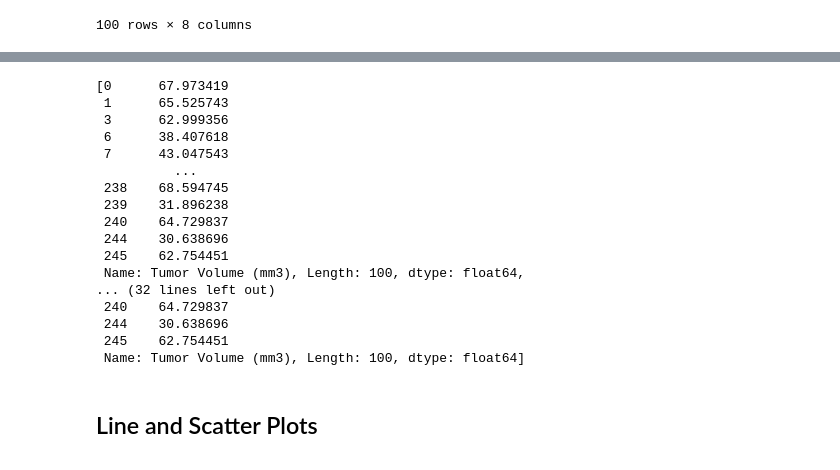
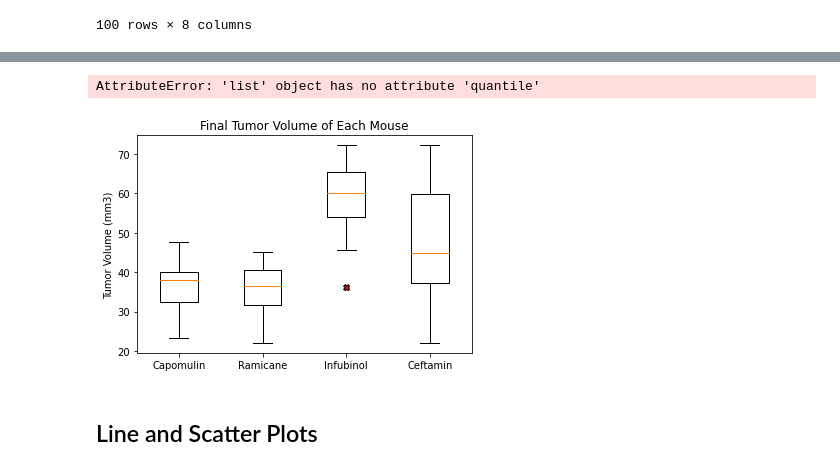
Before and after one commit to loucksjohn/matplotlib_homework, a Jupyter notebook: Pymaceuticals/pymaceuticals_starter.ipynb, the cells around one changed output, grey strips where cells are left out. Drawn from its saved outputs; the diff is of its cells as text; code cells hidden in the pictures.

Commit message:
still working on calc iqr and quartiles

```diff
--- a/Pymaceuticals/pymaceuticals_starter.ipynb
+++ b/Pymaceuticals/pymaceuticals_starter.ipynb
@@ -178,42 +188,55 @@ merged_mouse_df
 # %%
 # Put treatments into a list for for loop (and later for plot labels)
-drug_list = ["Capomulin", "Ramicane", "Infubinol", "Ceftamin"]
+drug_list = merged_mouse_df["Drug Regimen"]
 # Create empty list to fill with tumor vol data (for plotting)
 tumor_vol_data = []
 
 # Calculate the IQR and quantitatively determine if there are any potential outliers.
-#do a for Loop and in the for loop for "i" the treatment list and copy iqr example from class
-for drugs in drug_list:
-    tumor_vol_data.append(merged_mouse_df['Tumor Volume (mm3)'])
+for drug in drug_list:
+    tumor_vol_data.append(merged_mouse_df.loc[merged_mouse_df["Drug Regimen"]==drug]["Tumor Volume (mm3)"])
 
-tumor_vol_data
+quartiles=tumor_vol_data.quantile([.25,.5,.75])
+lowerq = quartiles[0.25]
+upperq = quartiles[0.75]
+iqr = upperq-lowerq
+
+print(f"The lower quartile of tumor volume is: {lowerq}")
+print(f"The upper quartile of tumor volume is: {upperq}")
+print(f"The interquartile range of tumor volume is: {iqr}")
+
+lower_bound = lowerq - (1.5*iqr)
+upper_bound = upperq + (1.5*iqr)
+print(f"Values below {lower_bound} could be outliers.")
+print(f"Values above {upper_bound} could be outliers.")
+
     # Locate the rows which contain mice on each drug and get the tumor volumes
-
-
+capo_mouse_df = merged_mouse_df.loc[merged_mouse_df["Drug Regimen"] == "Capomulin", ["Tumor Volume (mm3)"]]
+ram_mouse_df = merged_mouse_df.loc[merged_mouse_df["Drug Regimen"] == "Ramicane", ["Tumor Volume (mm3)"]]
+inf_mouse_df = merged_mouse_df.loc[merged_mouse_df["Drug Regimen"] == "Infubinol", ["Tumor Volume (mm3)"]]
+ceft_mouse_df = merged_mouse_df.loc[merged_mouse_df["Drug Regimen"] == "Ceftamin", ["Tumor Volume (mm3)"]]
     # add subset
 
 
     # Determine outliers using upper and lower bounds
 # %% [output]
-[0      67.973419
- 1      65.525743
- 3      62.999356
- 6      38.407618
- 7      43.047543
-          ...
- 238    68.594745
- 239    31.896238
- 240    64.729837
- 244    30.638696
- 245    62.754451
- Name: Tumor Volume (mm3), Length: 100, dtype: float64,
-... (32 lines left out)
- 240    64.729837
- 244    30.638696
- 245    62.754451
- Name: Tumor Volume (mm3), Length: 100, dtype: float64]
+AttributeError: 'list' object has no attribute 'quantile'
+# %%
+cap_volume=capo_mouse_df['Tumor Volume (mm3)']
+ram_volume=ram_mouse_df['Tumor Volume (mm3)']
+inf_volume=inf_mouse_df['Tumor Volume (mm3)']
+ceft_volume=merged_mouse_df['Tumor Volume (mm3)']
+box_data=[cap_volume, ram_volume, inf_volume, ceft_volume]
 # %%
 # Generate a box plot of the final tumor volume of each mouse across four regimens of interest
+fig1, ax1 = plt.subplots()
+red_exe = dict(markerfacecolor='r', marker='X')
+ax1.set_xticklabels(["Capomulin", "Ramicane", "Infubinol", "Ceftamin"])
+ax1.set_title('Final Tumor Volume of Each Mouse')
+ax1.set_ylabel('Tumor Volume (mm3)')
+ax1.boxplot(box_data, flierprops=red_exe)
+plt.show()
+# %% [output]
+[figure, added]
 # %% [markdown]
 ## Line and Scatter Plots
 # %%
```
Also changed, not shown: parts of 5 cells of this notebook.
